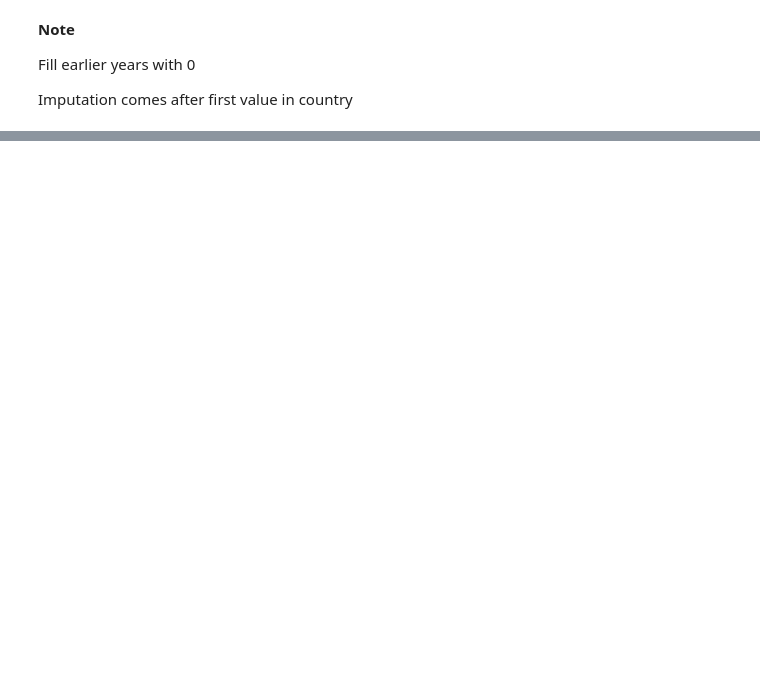
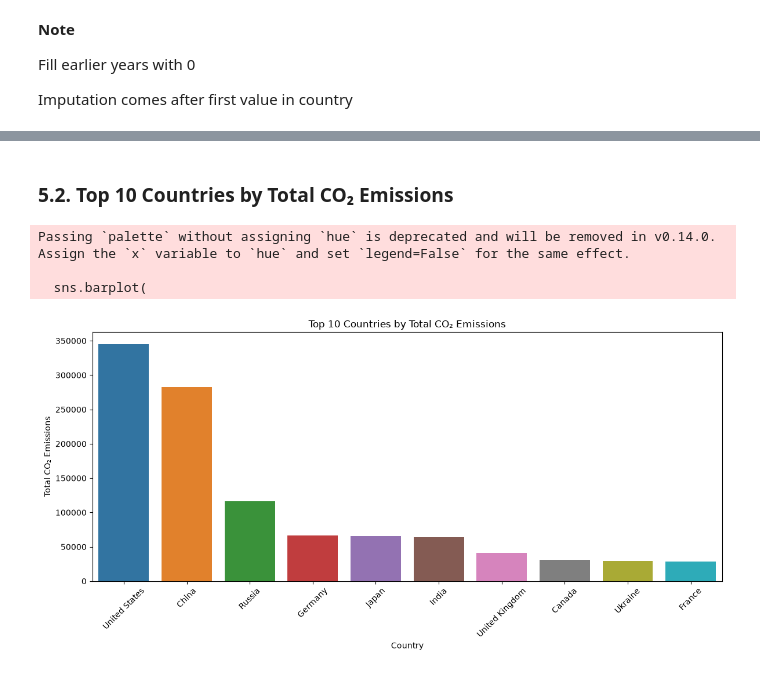
Before and after one commit to chepchiengemmans/Data_nerds_emissions_project, a Jupyter notebook: forecast_cleaning.ipynb, the cells around one changed output, grey strips where cells are left out. Drawn from its saved outputs; the diff is of its cells as text; code cells hidden in the pictures; blank space fills up the shorter version.

```diff
--- a/forecast_cleaning.ipynb
+++ b/forecast_cleaning.ipynb
@@ -286,0 +474,31 @@ plt.show()
+# %% [markdown]
+### 5.2. Top 10 Countries by Total CO₂ Emissions
+# %%
+top_emitters = df_cleaned.groupby("country")["co2"].sum().nlargest(10)
+
+
+# Create a consistent color palette
+colors = sns.color_palette("tab10", n_colors=len(top_emitters))
+# Map each country to its assigned color
+country_colors = dict(zip(top_emitters.index, colors))
+
+
+plt.figure(figsize=(12, 6))
+
+sns.barplot(
+    x=top_emitters.index,
+    y=top_emitters.values,
+    palette=country_colors
+)
+
+plt.title("Top 10 Countries by Total CO₂ Emissions")
+plt.xlabel("Country")
+plt.ylabel("Total CO₂ Emissions")
+plt.xticks(rotation=45)
+plt.tight_layout()
+plt.show()
+# %% [output]
+Passing `palette` without assigning `hue` is deprecated and will be removed in v0.14.0. Assign the `x` variable to `hue` and set `legend=False` for the same effect.
+
+  sns.barplot(
+[figure, added]
```
Also changed, not shown: parts of 45 cells of this notebook.
